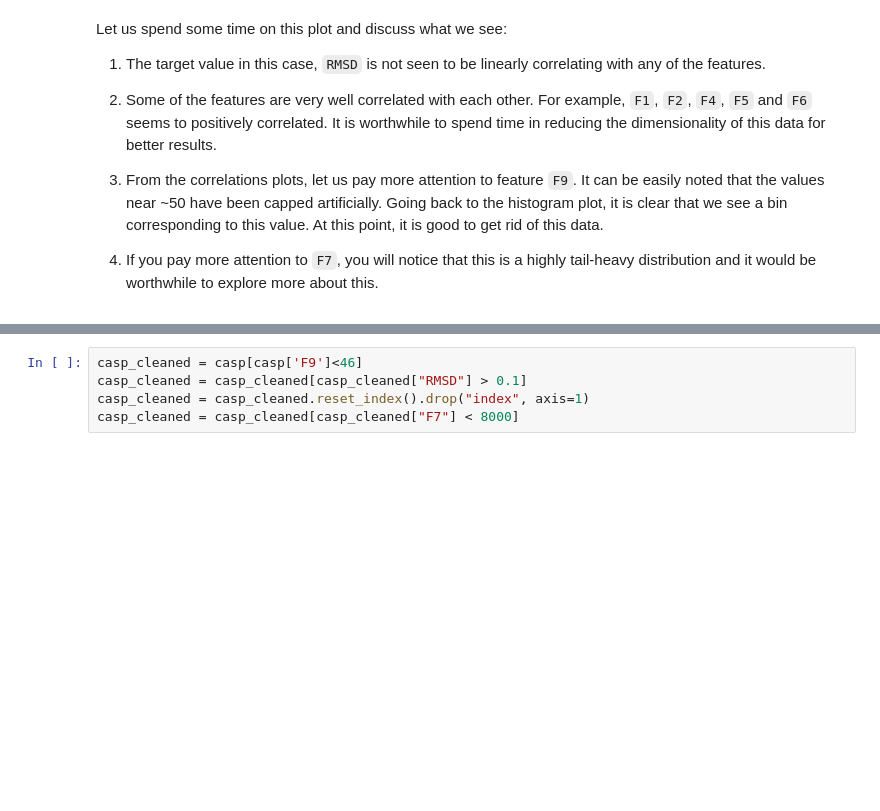
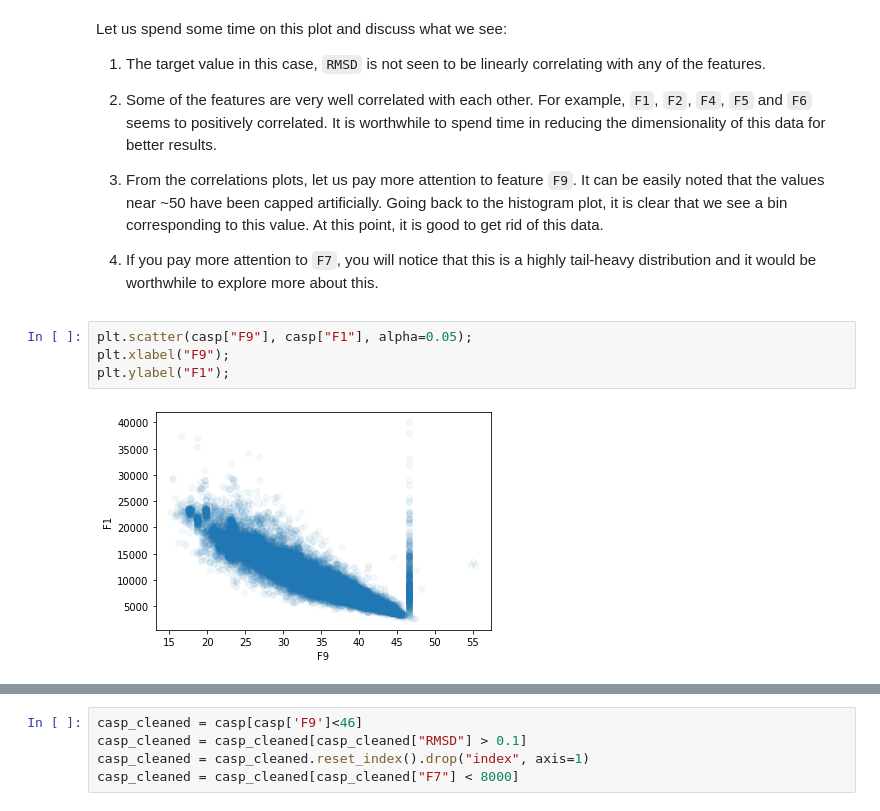
Before and after one commit to aniket-ak/Machine-Learning-CASP-Dataset, a Jupyter notebook: CASP_Exploring_Design_Space_with_pipelines.ipynb, the cells around one changed output, grey strips where cells are left out. Cells and saved outputs as stored; diff of their text form; blank space fills up the shorter version.

```diff
--- a/CASP_Exploring_Design_Space_with_pipelines.ipynb
+++ b/CASP_Exploring_Design_Space_with_pipelines.ipynb
@@ -113,4 +109,10 @@ Let us spend some time on this plot and discuss what we see:
 3. From the correlations plots, let us pay more attention to feature `F9`. It can be easily noted that the values near ~50 have been capped artificially. Going back to the histogram plot, it is clear that we see a bin corresponding to this value. At this point, it is good to get rid of this data.
 
 4. If you pay more attention to `F7`, you will notice that this is a highly tail-heavy distribution and it would be worthwhile to explore more about this.
+# %%
+plt.scatter(casp["F9"], casp["F1"], alpha=0.05);
+plt.xlabel("F9");
+plt.ylabel("F1");
+# %% [output]
+[figure, added]
 # %%
```
Also changed, not shown: parts of 19 cells of this notebook.
